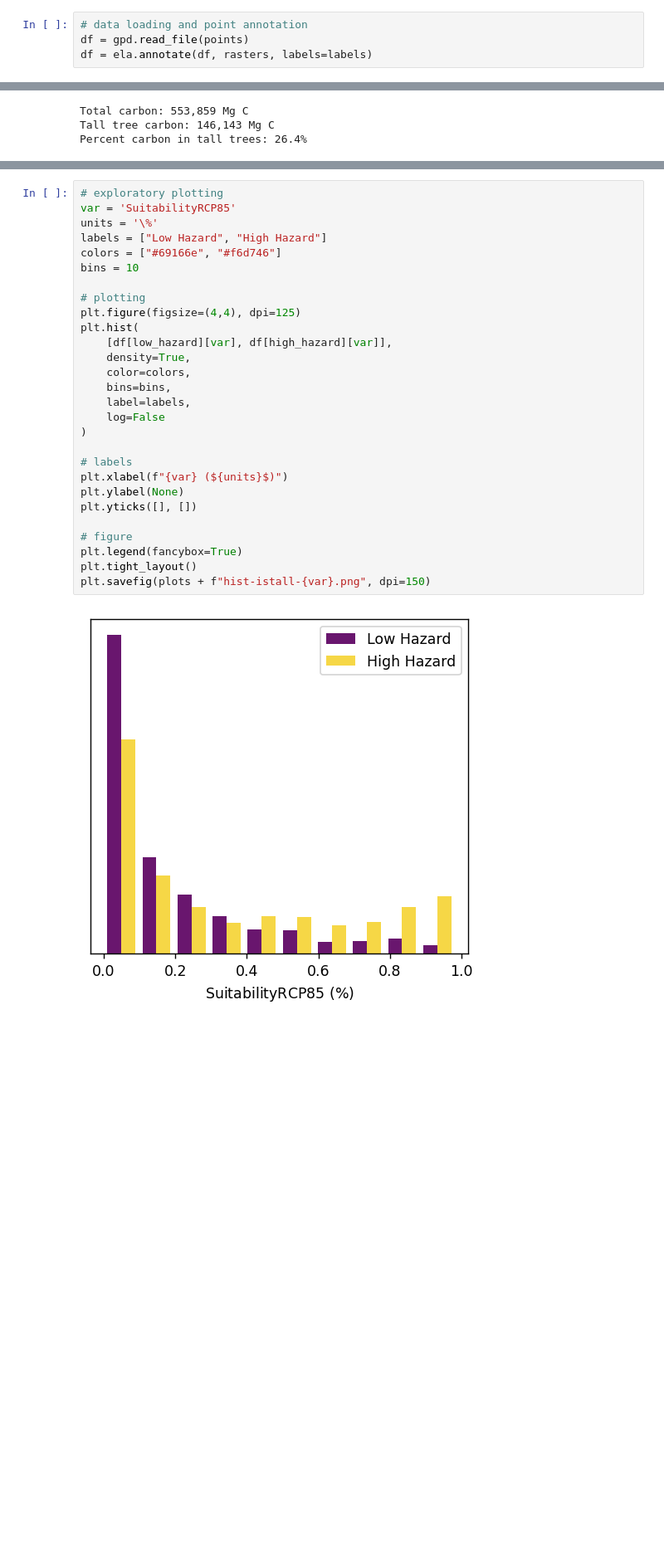
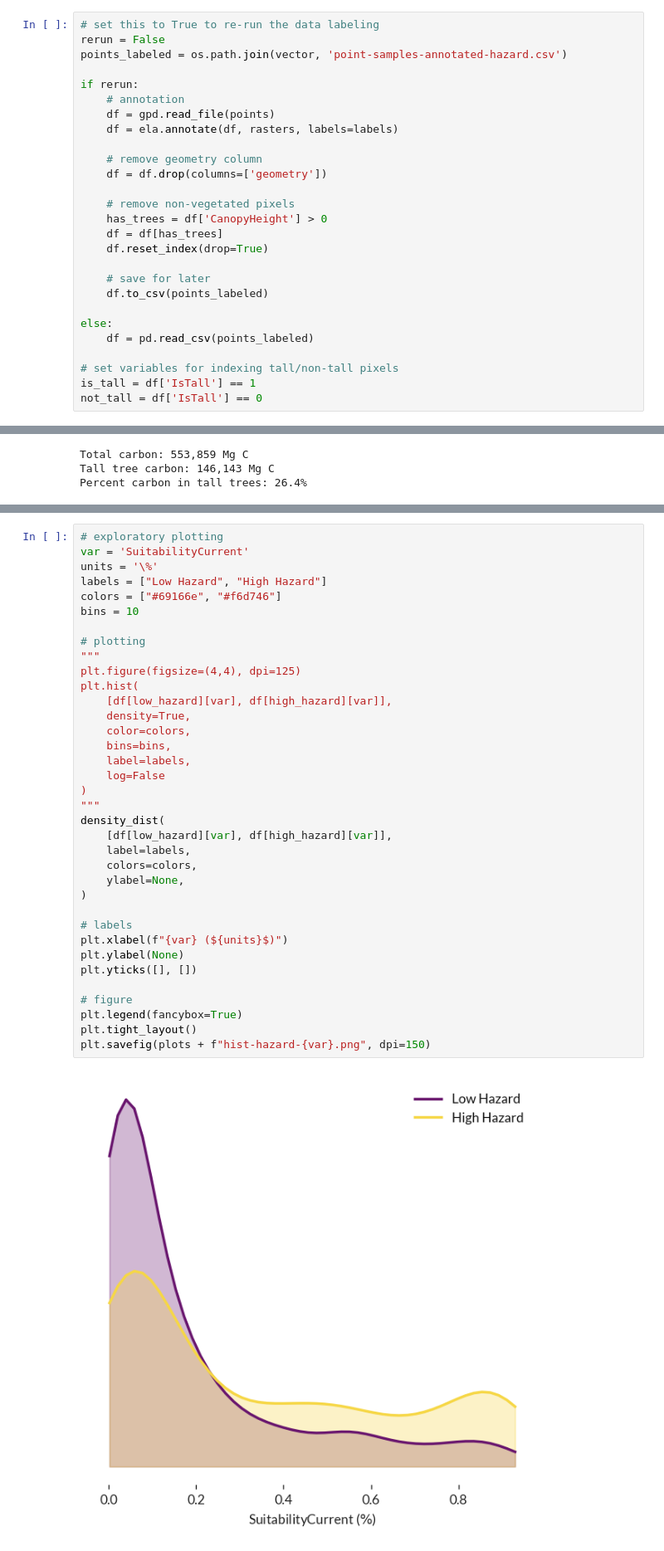
Before and after one commit to forestobservatory/cfo-big-trees, a Jupyter notebook: notebooks/PlotEnvironmentThreatsAndOpportunities.ipynb, the cells around one changed output, grey strips where cells are left out. Shown: that part at 83% size. Cells and saved outputs as stored; diff of their text form; blank space fills up the shorter version.

```diff
--- a/notebooks/PlotEnvironmentThreatsAndOpportunities.ipynb
+++ b/notebooks/PlotEnvironmentThreatsAndOpportunities.ipynb
@@ -47,6 +67,29 @@ points = base + "point-samples-all.gpkg"
 # %% [markdown]
 ## Reading and cleaning data
 # %%
-# data loading and point annotation
-df = gpd.read_file(points)
-df = ela.annotate(df, rasters, labels=labels)
+# set this to True to re-run the data labeling
+rerun = False
+points_labeled = os.path.join(vector, 'point-samples-annotated-hazard.csv')
+
+if rerun:
+    # annotation
+    df = gpd.read_file(points)
+    df = ela.annotate(df, rasters, labels=labels)
+
+    # remove geometry column
+    df = df.drop(columns=['geometry'])
+
+    # remove non-vegetated pixels
+    has_trees = df['CanopyHeight'] > 0
+    df = df[has_trees]
+    df.reset_index(drop=True)
+
+    # save for later
+    df.to_csv(points_labeled)
+
+else:
+    df = pd.read_csv(points_labeled)
+
+# set variables for indexing tall/non-tall pixels
+is_tall = df['IsTall'] == 1
+not_tall = df['IsTall'] == 0
@@ -141,33 +255,41 @@ True
 # %%
 # exploratory plotting
-var = 'SuitabilityRCP85'
+var = 'SuitabilityCurrent'
 units = '\%'
 labels = ["Low Hazard", "High Hazard"]
 colors = ["#69166e", "#f6d746"]
 bins = 10
 
 # plotting
+"""
 plt.figure(figsize=(4,4), dpi=125)
 plt.hist(
     [df[low_hazard][var], df[high_hazard][var]],
     density=True,
     color=colors,
     bins=bins,
     label=labels,
     log=False
+)
+"""
+density_dist(
+    [df[low_hazard][var], df[high_hazard][var]],
+    label=labels,
+    colors=colors,
+    ylabel=None,
 )
 
 # labels
 plt.xlabel(f"{var} (${units}$)")
 plt.ylabel(None)
 plt.yticks([], [])
 
 # figure
 plt.legend(fancybox=True)
 plt.tight_layout()
-plt.savefig(plots + f"hist-istall-{var}.png", dpi=150)
+plt.savefig(plots + f"hist-hazard-{var}.png", dpi=150)
 # %% [output]
-[figure, old version]
+[figure, new version]
 # %% [markdown]
 ## Future bioclimatic suitability binning
 
```
Also changed, not shown: parts of 9 cells of this notebook, 3 other files.
